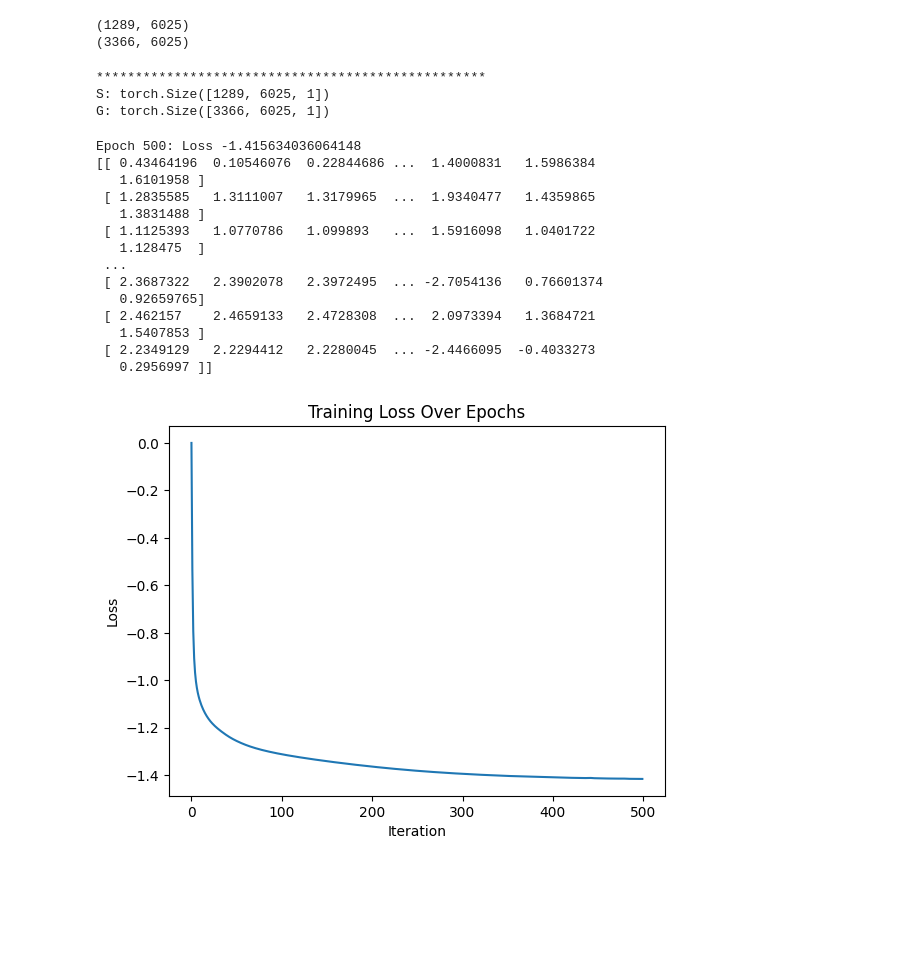
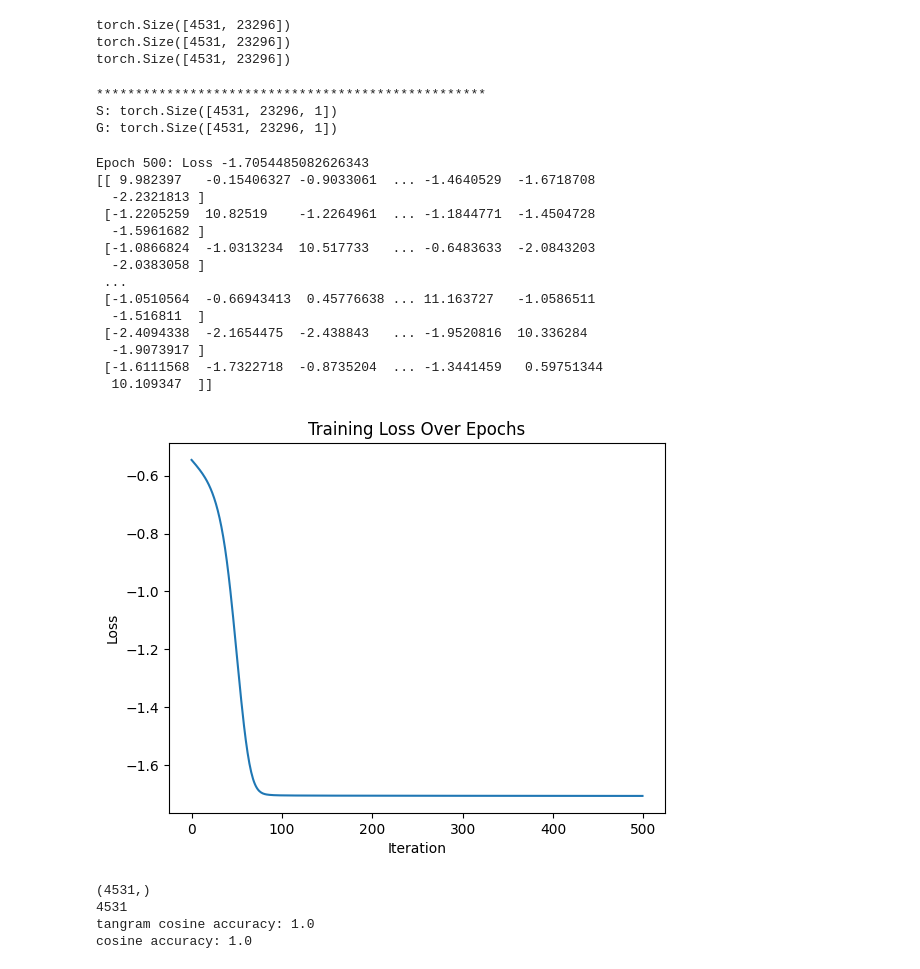
Before and after one commit to darkwilldie/MUSE, a Jupyter notebook: MUSE_demo/maxfuse.ipynb, the cells around one changed output. Saved outputs shown, nothing was run; the diff lists cells and outputs as text; code cells hidden in the pictures; blank space fills up the shorter version.

```diff
--- a/MUSE_demo/maxfuse.ipynb
+++ b/MUSE_demo/maxfuse.ipynb
@@ -6 +9,8 @@ import pandas as pd
+# %%
+dataset = 'skin_sample'
+data_path = f'/home/lqr/CLIMA/datasets/new_simu/{dataset}'
+data = np.load(join(data_path, 'skin_normalized.npz'))
+st_1_ = data['gene']
+st_2_ = data['peak']
+sc_1_ = st_1_ + st_2_
 # %%
@@ -16,40 +26,42 @@ img_st_tensor = torch.tensor(img_st, dtype=torch.float32, device='cuda:0')
 # gene_sc = torch.tensor(gene_sc, dtype=torch.float32, device='cuda:0')
 # gene_st = torch.tensor(gene_st, dtype=torch.float32, device='cuda:0')
 # %%
-print(gene_sc.shape)
-print(gene_st.shape)
+print(sc_1.shape)
+print(st_1.shape)
+print(st_2.shape)
 # %% [output]
-(1289, 6025)
-(3366, 6025)
+torch.Size([4531, 23296])
+torch.Size([4531, 23296])
+torch.Size([4531, 23296])
 # %%
 # 用cosine_similarity驱动的tangram进行计算
 import cos_tg.train_tangram as tg_cos
 
 # tangram
 cos_sim_tg, _ = tg_cos.read_csv_and_run_tangram(
-    [gene_sc_tensor],
-    [gene_st_tensor],
+    [sc_1_],
+    [st_1_],
     num_epochs=500,
     print_interval=500,
     lambda_g1=1,
     lambda_g2=1,
 )
 # %% [output]
 **************************************************
-S: torch.Size([1289, 6025, 1])
-G: torch.Size([3366, 6025, 1])
+S: torch.Size([4531, 23296, 1])
+G: torch.Size([4531, 23296, 1])
-Epoch 500: Loss -1.415634036064148
-[[ 0.43464196  0.10546076  0.22844686 ...  1.4000831   1.5986384
-   1.6101958 ]
- [ 1.2835585   1.3111007   1.3179965  ...  1.9340477   1.4359865
-   1.3831488 ]
- [ 1.1125393   1.0770786   1.099893   ...  1.5916098   1.0401722
-   1.128475  ]
+Epoch 500: Loss -1.7054485082626343
+[[ 9.982397   -0.15406327 -0.9033061  ... -1.4640529  -1.6718708
+  -2.2321813 ]
+ [-1.2205259  10.82519    -1.2264961  ... -1.1844771  -1.4504728
+  -1.5961682 ]
+ [-1.0866824  -1.0313234  10.517733   ... -0.6483633  -2.0843203
+  -2.0383058 ]
  ...
- [ 2.3687322   2.3902078   2.3972495  ... -2.7054136   0.76601374
-   0.92659765]
- [ 2.462157    2.4659133   2.4728308  ...  2.0973394   1.3684721
-   1.5407853 ]
- [ 2.2349129   2.2294412   2.2280045  ... -2.4466095  -0.4033273
-   0.2956997 ]]
+ [-1.0510564  -0.66943413  0.45776638 ... 11.163727   -1.0586511
+  -1.516811  ]
+ [-2.4094338  -2.1654475  -2.438843   ... -1.9520816  10.336284
+  -1.9073917 ]
+ [-1.6111568  -1.7322718  -0.8735204  ... -1.3441459   0.59751344
+  10.109347  ]]
-[figure, old version]
+[figure, new version]
@@ -58,3 +68,21 @@ torch.save(torch.tensor(cos_sim_tg, dtype=torch.float32), f'/home/lqr/CLIMA/code
+# %%
+mapping = cos_sim_tg.argmax(axis=1)
+print(mapping.shape)
+sample_size = cos_sim_tg.shape[0]
+print(sample_size)
+gt = np.array(range(sample_size))
+tg_cos_acc = np.sum(mapping == gt) / sample_size
+print("tangram cosine accuracy:", tg_cos_acc)
+mapping = cos_sim_tg.argmax(axis=1)
+cos = cosine_similarity(sc_1_, st_1_)
+cos_mapping = cos.argmax(axis=1)
+cos_acc = np.sum(cos_mapping == gt) / sample_size
+print("cosine accuracy:", cos_acc)
+# %% [output]
+(4531,)
+4531
+tangram cosine accuracy: 1.0
+cosine accuracy: 1.0
 # %%
 # tangram CCA 会出现nan
 # import sim_tangram.train_tangram as tg_cca
```
Also changed, not shown: parts of 26 cells of this notebook, 7 other files.
